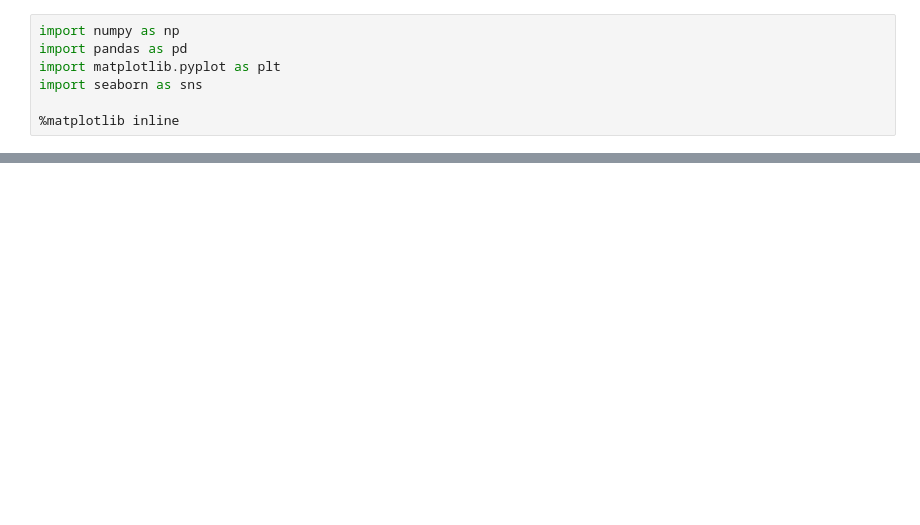
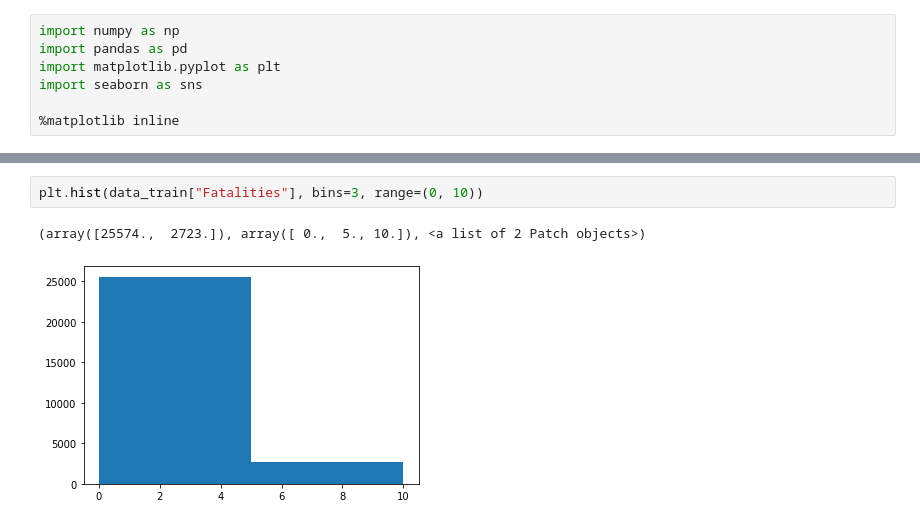
Before and after one commit to jiachongliu/MyKaggleCode, a Jupyter notebook: covid19-global-forecasting-week-4/covid19-global-forecasting-week-4.ipynb, the cells around one changed output, grey strips where cells are left out. Saved outputs shown, nothing was run; the diff lists cells and outputs as text; blank space fills up the shorter version.

```diff
--- a/covid19-global-forecasting-week-4/covid19-global-forecasting-week-4.ipynb
+++ b/covid19-global-forecasting-week-4/covid19-global-forecasting-week-4.ipynb
@@ -15,2 +49,7 @@ data_train['Fatalities'].describe()
+# %%
+plt.hist(data_train["Fatalities"], bins=3, range=(0, 10))
+# %% [output]
+(array([25574.,  2723.]), array([ 0.,  5., 10.]), <a list of 2 Patch objects>)
+[figure, added]
 # %%
 data_train['Date'].describe()
```
Also changed, not shown: parts of 8 cells of this notebook.
